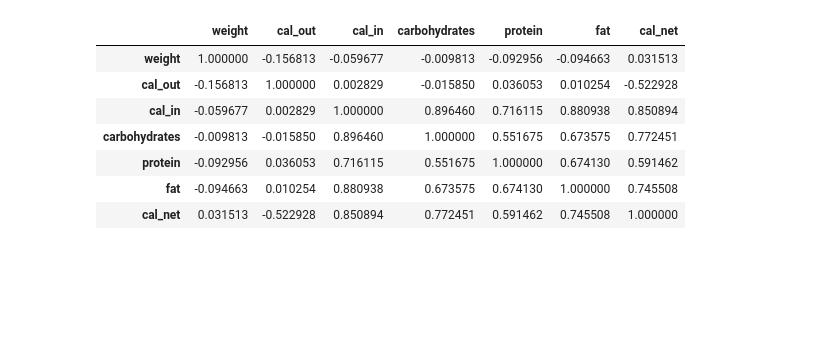
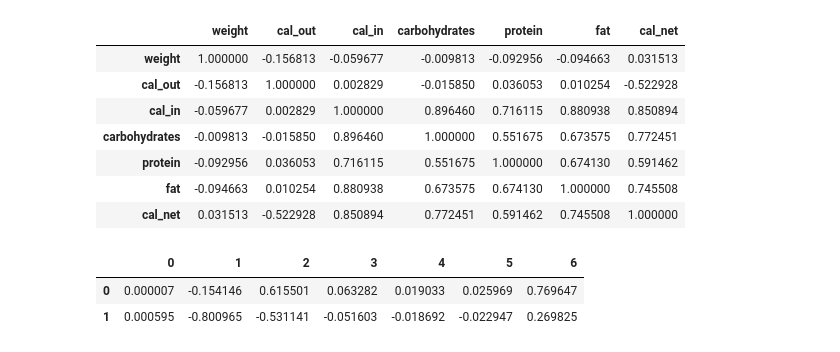
Before and after one commit to Jcrasto/PythonMachineLearning, a Jupyter notebook: notebooks/mfp_json_load.ipynb, the cells around one changed output. Cells and saved outputs as stored; diff of their text form; code cells hidden in the pictures; blank space fills up the shorter version.

```diff
--- a/notebooks/mfp_json_load.ipynb
+++ b/notebooks/mfp_json_load.ipynb
@@ -36,12 +52,12 @@ array(['Time of Measurement', 'Weight', 'BMI', 'Body Fat',
 # %%
 select_features = pandas.DataFrame()
-select_features['date'] = renpho['Date']
-select_features['weight'] = renpho['Weight'].apply(lambda x: float(x.replace("Lb","")))
-select_features['cal_out'] = renpho['Active Calories (kcal)'] + renpho['Resting Calories (kcal)']
-select_features['cal_in'] = renpho['Breakfast.calories'].fillna(0) + renpho['Lunch.calories'].fillna(0) + renpho['Dinner.calories'].fillna(0) + renpho['Snacks.calories'].fillna(0)
-select_features['carbohydrates'] = renpho['Breakfast.carbohydrates'].fillna(0) + renpho['Lunch.carbohydrates'].fillna(0) + renpho['Dinner.carbohydrates'].fillna(0) + renpho['Snacks.carbohydrates'].fillna(0)
-select_features['protein'] = renpho['Breakfast.protein'].fillna(0) + renpho['Lunch.protein'].fillna(0) + renpho['Dinner.protein'].fillna(0) + renpho['Snacks.protein'].fillna(0)
-select_features['fat'] = renpho['Breakfast.fat'].fillna(0) + renpho['Lunch.fat'].fillna(0) + renpho['Dinner.fat'].fillna(0) + renpho['Snacks.fat'].fillna(0)
+select_features['date'] = rma_merged['Date']
+select_features['weight'] = rma_merged['Weight'].apply(lambda x: float(x.replace("Lb","")))
+select_features['cal_out'] = rma_merged['Active Calories (kcal)'] + rma_merged['Resting Calories (kcal)']
+select_features['cal_in'] = rma_merged['Breakfast.calories'].fillna(0) + rma_merged['Lunch.calories'].fillna(0) + rma_merged['Dinner.calories'].fillna(0) + rma_merged['Snacks.calories'].fillna(0)
+select_features['carbohydrates'] = rma_merged['Breakfast.carbohydrates'].fillna(0) + rma_merged['Lunch.carbohydrates'].fillna(0) + rma_merged['Dinner.carbohydrates'].fillna(0) + rma_merged['Snacks.carbohydrates'].fillna(0)
+select_features['protein'] = rma_merged['Breakfast.protein'].fillna(0) + rma_merged['Lunch.protein'].fillna(0) + rma_merged['Dinner.protein'].fillna(0) + rma_merged['Snacks.protein'].fillna(0)
+select_features['fat'] = rma_merged['Breakfast.fat'].fillna(0) + rma_merged['Lunch.fat'].fillna(0) + rma_merged['Dinner.fat'].fillna(0) + rma_merged['Snacks.fat'].fillna(0)
 
 select_features['cal_net'] = select_features['cal_in'] - select_features['cal_out']
 # %%
@@ -67,3 +83,12 @@ select_features.corr()
 | protein | -0.092956 | 0.036053 | 0.716115 | 0.551675 | 1.000000 | 0.674130 | 0.591462 |
 | fat | -0.094663 | 0.010254 | 0.880938 | 0.673575 | 0.674130 | 1.000000 | 0.745508 |
 | cal_net | 0.031513 | -0.522928 | 0.850894 | 0.772451 | 0.591462 | 0.745508 | 1.000000 |
+# %%
+pca = PCA(n_components=2)
+X = select_features.loc[:, select_features.columns != 'date']
+pca.fit(X)
+pandas.DataFrame(pca.components_)
+# %% [output]
+|  | 0 | 1 | 2 | 3 | 4 | 5 | 6 |
+| 0 | 0.000007 | -0.154146 | 0.615501 | 0.063282 | 0.019033 | 0.025969 | 0.769647 |
+| 1 | 0.000595 | -0.800965 | -0.531141 | -0.051603 | -0.018692 | -0.022947 | 0.269825 |
```
Also changed, not shown: parts of 6 cells of this notebook, 1 other file.
